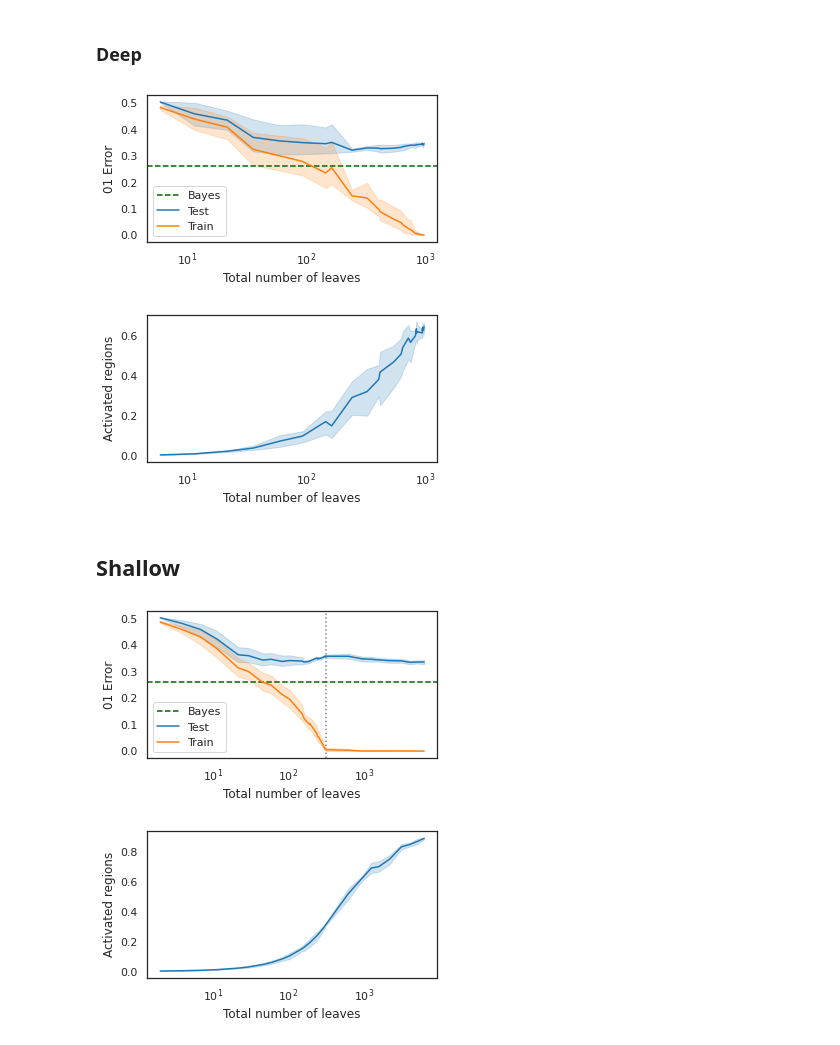
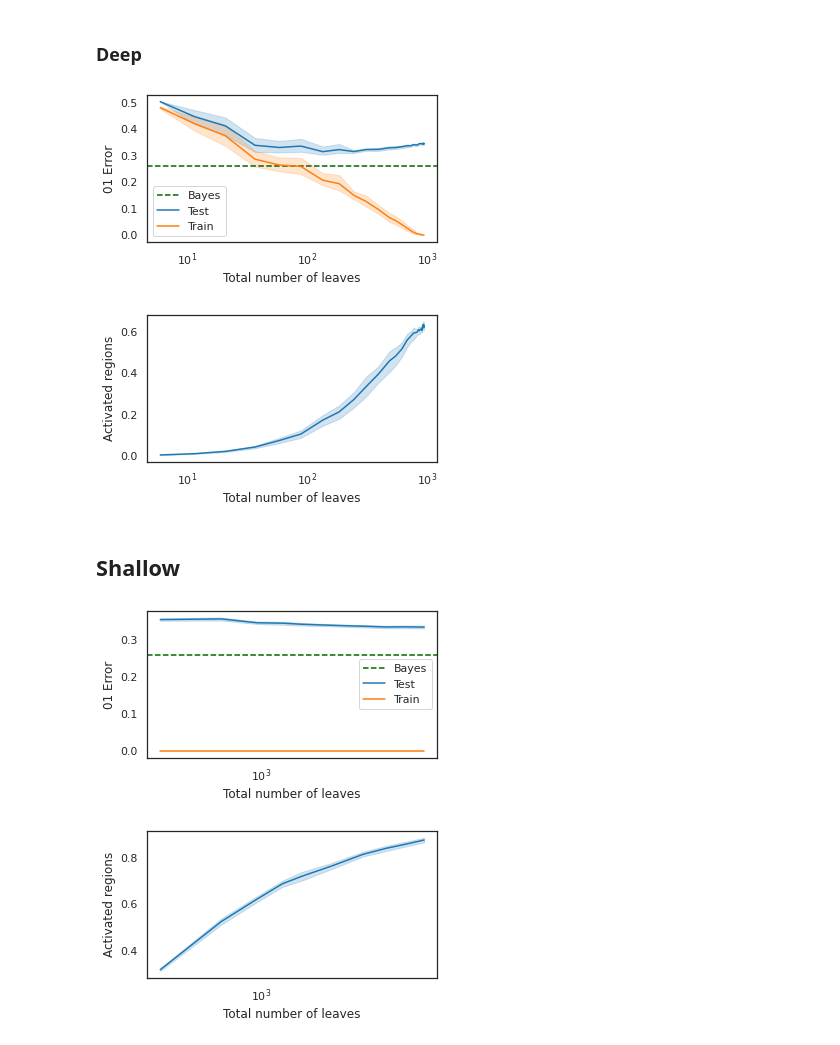
Before and after one commit to rflperry/double_descent, a Jupyter notebook: experiments/kaleab_xor_dd/plot_results.ipynb, the cells around one changed output. Drawn from its saved outputs; the diff is of its cells as text; code cells hidden in the pictures.

```diff
--- a/experiments/kaleab_xor_dd/plot_results.ipynb
+++ b/experiments/kaleab_xor_dd/plot_results.ipynb
@@ -96,11 +96,11 @@ df = pd.read_csv(f'./varying_model_results/{dataset}/{dataset}_{algo}_results_pa
 if DROP_UNCONVERGED:
     df.drop(df[df['train_01_error'] == 0.5].index, inplace=True)
 
-df2 = pd.read_csv(f'./varying_model_results/{dataset}/{dataset}_relu_results.csv')
-if DROP_UNCONVERGED:
-    df2.drop(df2[df2['train_01_error'] == 0.5].index, inplace=True)
-df2 = df2[(df2['width'] < df['width'].max()) & (df2['depth'] == 1)]
-df = pd.concat((df, df2))
+# df2 = pd.read_csv(f'./varying_model_results/{dataset}/{dataset}_relu_results.csv')
+# if DROP_UNCONVERGED:
+#     df2.drop(df2[df2['train_01_error'] == 0.5].index, inplace=True)
+# df2 = df2[(df2['width'] < df['width'].max()) & (df2['depth'] == 1)]
+# df = pd.concat((df, df2))
 
 # Define headers
 metric = "01_error"
@@ -132,7 +132,7 @@ for metric, ylab in [('01_error', '01 Error')]:
     ax.axhline(0.26, ls='--', label='Bayes', c='darkgreen')
 
     depth_point = df.iloc[df[df['depth'] == 1]['width'].argmax()]['n_parameters']
-    ax.axvline(depth_point, ls=':', c='grey')
+    # ax.axvline(depth_point, ls=':', c='grey')
 
     sns.lineplot(
         data=df, x=x_var, y=test_error,
@@ -154,7 +154,7 @@ for metric, ylab in [('01_error', '01 Error')]:
 for metric, ylab in [('n_regions', 'Activated regions')]:
     fig, ax = plt.subplots(1, 1, figsize=(5, 3), sharex=True)
     # ax.axvline(reg_point, ls='--', c='grey', label='Train error minima')
-    ax.axvline(depth_point, ls=':', c='grey')
+    # ax.axvline(depth_point, ls=':', c='grey')
 
     sns.lineplot(
         data=df, x=x_var, y=metric,
@@ -295,8 +295,8 @@ for metric, ylab in [('n_regions', 'Activated regions')]:
         plt.savefig(f'./figures/{algo}_{dataset}_{metric}_vs_param.pdf')
     plt.show()
 # %% [output]
-[figure, old version]
+[figure, new version]
-[figure, old version]
+[figure, new version]
 # %% [markdown]
 ## Shallow
 # %%
@@ -306,6 +306,8 @@ dataset = "xor"
 df = pd.read_csv(f'./varying_model_results/{dataset}/{dataset}_{algo}_results_paper.csv')
 
 df.drop(df[df['max_depth'] == 'None'].index, inplace=True)
+
+df = df[df['max_depth'] == df['max_depth'].max()]
 
 # Define headers
 metric = "01_error"
@@ -352,7 +354,7 @@ for metric, ylab in [('01_error', '01 Error')]:
     test_error = f'test_{metric}'
 
     reg_point = df[df['n_estimators'] == 1][x_var].max()
-    ax.axvline(reg_point, ls=':', c='grey')
+    # ax.axvline(reg_point, ls=':', c='grey')
 
     ax.axhline(0.26, ls='--', label='Bayes', c='darkgreen')
 
@@ -360,33 +362,33 @@ for metric, ylab in [('01_error', '01 Error')]:
         data=df, x=x_var, y=test_error,
         ax=ax, label='Test')
     sns.lineplot(
         data=df, x=x_var, y=train_error,
         ax=ax, label='Train')
 
     plt.xscale('log')
-    # plt.yscale('log')
+    # plt.yscale('log')#, linthresh)
     plt.ylabel(ylab)
     plt.xlabel(x_label)
     plt.legend()
     plt.tight_layout()
     if SAVE_FIGURES:
         plt.savefig(f'./figures/{algo}_{dataset}_{metric}_vs_param.pdf')
     plt.show()
 
 for metric, ylab in [('n_regions', 'Activated regions')]:
     fig, ax = plt.subplots(1, 1, figsize=(5, 3), sharex=True)
 
     sns.lineplot(
         data=df, x=x_var, y=metric,
         ax=ax)
 
     plt.xscale('log')
     plt.ylabel(ylab)
     plt.xlabel(x_label)
     plt.tight_layout()
     if SAVE_FIGURES:
         plt.savefig(f'./figures/{algo}_{dataset}_{metric}_vs_param.pdf')
     plt.show()
 # %% [output]
-[figure, old version]
+[figure, new version]
-[figure, old version]
+[figure, new version]
```
Also changed, not shown: parts of 1 cell of this notebook, 4 other files.
